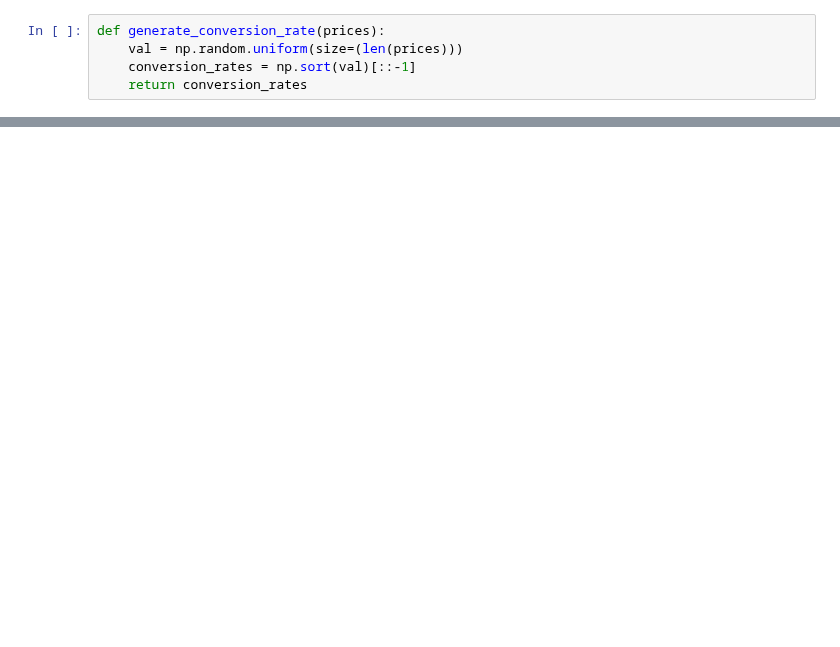
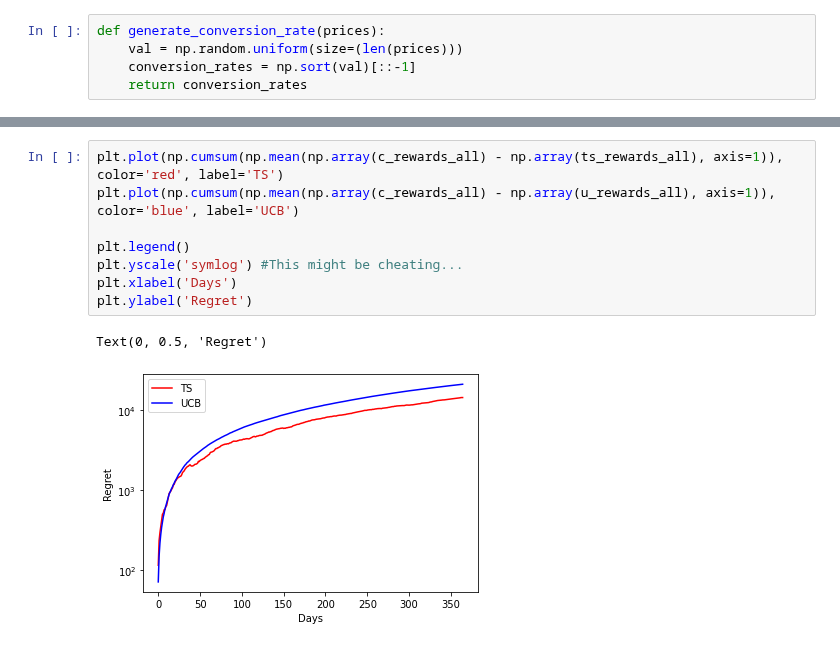
Before and after one commit to AliceCasali/Data_Intelligence_Application, a Jupyter notebook: step3.ipynb, the cells around one changed output, grey strips where cells are left out. Drawn from its saved outputs; the diff is of its cells as text; blank space fills up the shorter version.

```diff
--- a/step3.ipynb
+++ b/step3.ipynb
@@ -79,0 +93,11 @@ plt.legend(['TS', 'UCB'])
+# %%
+plt.plot(np.cumsum(np.mean(np.array(c_rewards_all) - np.array(ts_rewards_all), axis=1)), color='red', label='TS')
+plt.plot(np.cumsum(np.mean(np.array(c_rewards_all) - np.array(u_rewards_all), axis=1)), color='blue', label='UCB')
+
+plt.legend()
+plt.yscale('symlog') #This might be cheating...
+plt.xlabel('Days')
+plt.ylabel('Regret')
+# %% [output]
+Text(0, 0.5, 'Regret')
+[figure, added]
```
Also changed, not shown: parts of 6 cells of this notebook, 4 other files.
